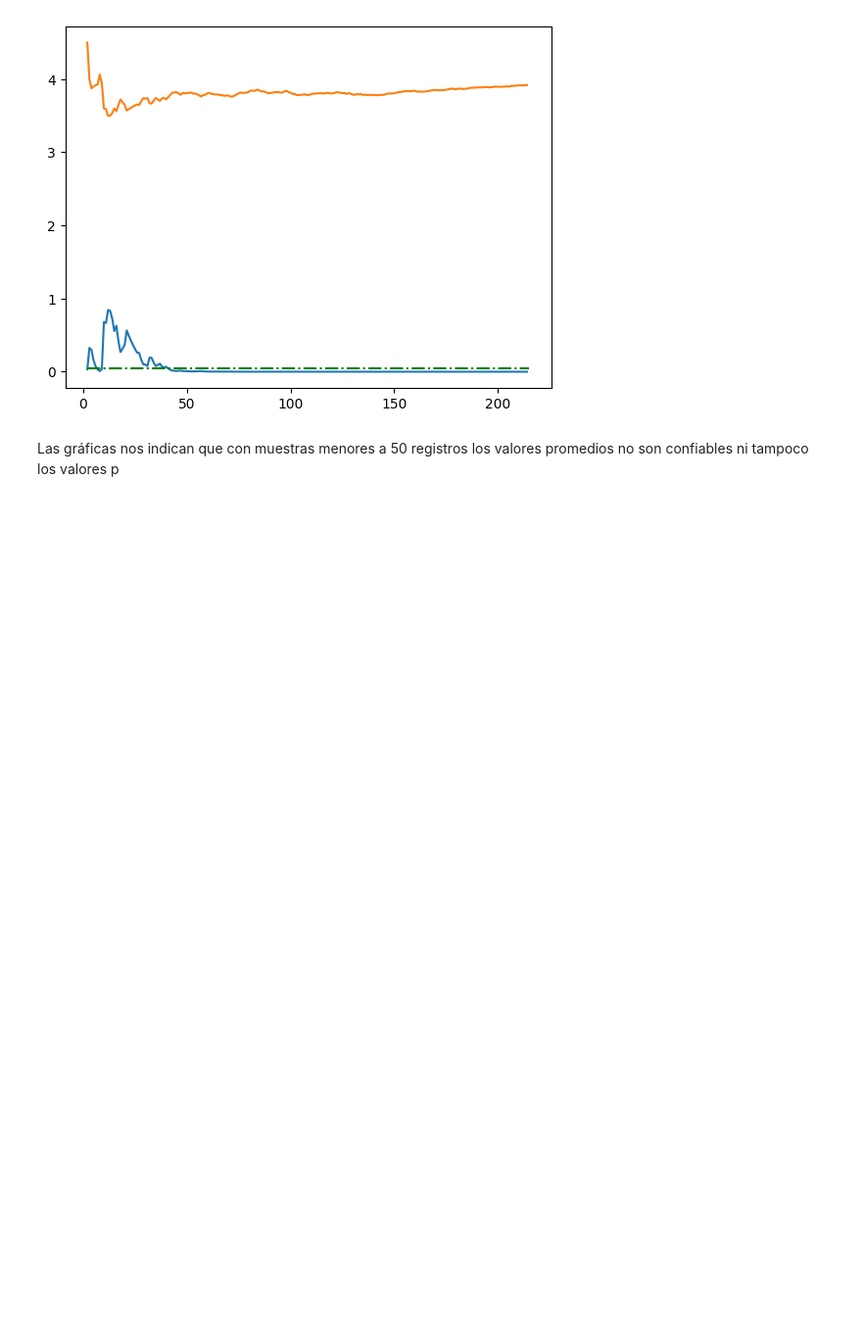
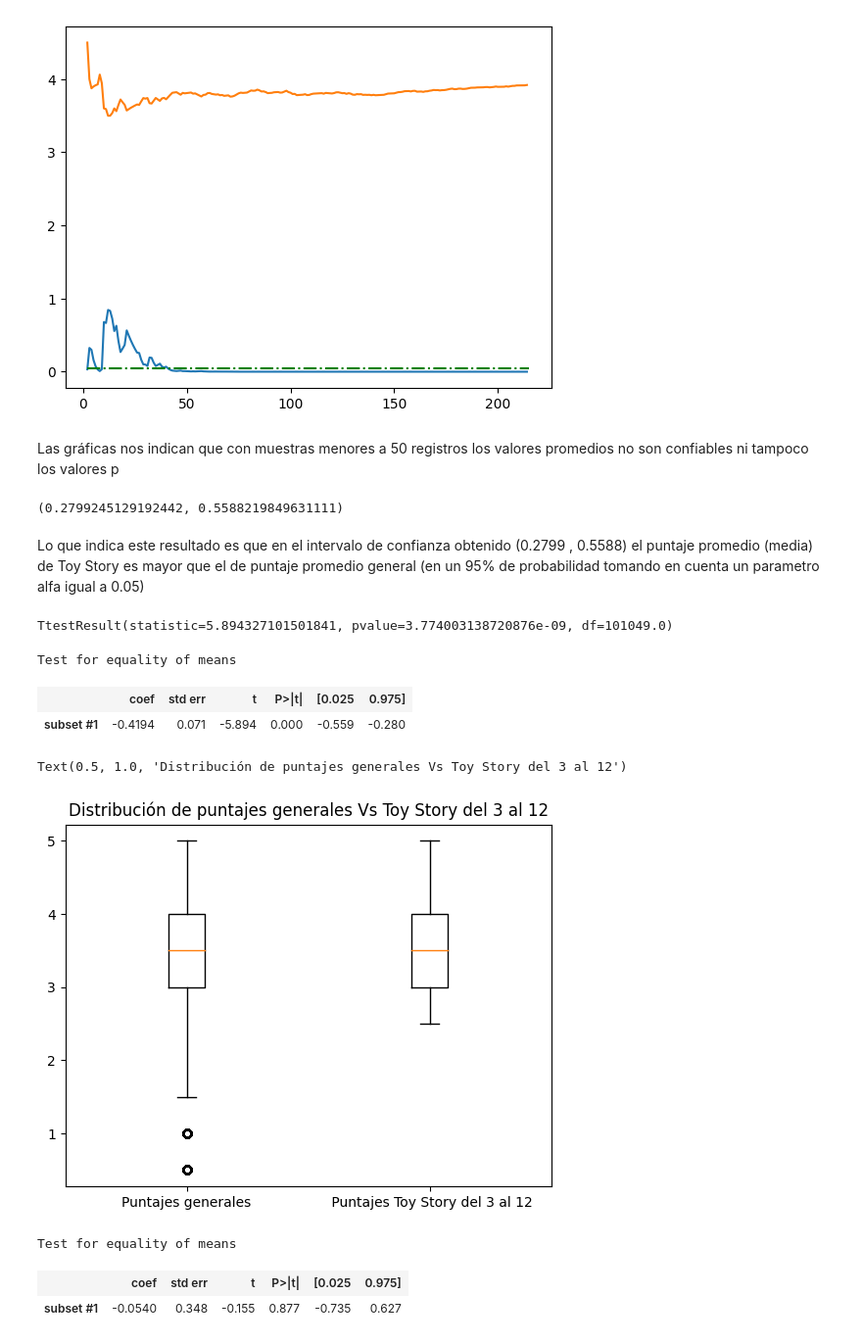
Before and after one commit to JuanPerezMolina/tests_estadisticos_python, a Jupyter notebook: 231028-1_1tests_estadisticos_python.ipynb, the cells around one changed output. Shown: that part at 98% size. Cells and saved outputs as stored; diff of their text form; code cells hidden in the pictures; blank space fills up the shorter version.

Commit message:
Test no parametricos:Comparando peliculas

```diff
--- a/231028-1_1tests_estadisticos_python.ipynb
+++ b/231028-1_1tests_estadisticos_python.ipynb
@@ -542,3 +530,44 @@ plt.hlines(y=0.05, xmin=2, xmax=len(muestra_aleatoria_se), colors="g", linestyle
 [figure]
 # %% [markdown]
 Las gráficas nos indican que con muestras menores a 50 registros los valores promedios no son confiables ni tampoco los valores p
+# %%
+# Comparamos dos intervalos partiendo de sus respectivas muestras
+zconfint(puntajes_toys_story_df.rating,notas_df.rating)
+# %% [output]
+(0.2799245129192442, 0.5588219849631111)
+# %% [markdown]
+Lo que indica este resultado es que en el intervalo de confianza obtenido (0.2799 , 0.5588) el puntaje promedio (media) de Toy Story es mayor que el de puntaje promedio general  (en un 95% de probabilidad tomando en cuenta un parametro alfa igual a 0.05)
+# %%
+# Primer metodo de comparación de muestras usamos el metodo ttest_ind() de la clase scipy.stats
+from scipy.stats import ttest_ind
+ttest_ind(puntajes_toys_story_df.rating,notas_df.rating)
+# %% [output]
+TtestResult(statistic=5.894327101501841, pvalue=3.774003138720876e-09, df=101049.0)
+# %%
+from statsmodels.stats.weightstats import DescrStatsW
+# Creamos dos objetos Estadistica Descriptiva, uno para los puntajes de Toy Story y otro para los puntajes generales
+# Segundo método de comparación de las medias de muestras usamos el metodo get_compare() de la clase  DescrStatsW
+desc_media_general = DescrStatsW(notas_df.rating)
+desc_media_toys_story = DescrStatsW(puntajes_toys_story_df.rating)
+compara_medias = desc_media_general.get_compare(desc_media_toys_story)
+compara_medias.summary()
+# %% [output]
+Test for equality of means
+|  | coef | std err | t | P>|t| | [0.025 | 0.975] |
+| subset #1 | -0.4194 | 0.071 | -5.894 | 0.000 | -0.559 | -0.280 |
+# %%
+# Tomando una parte de los punatjes de Toy Story podemos obtener un intervalo que si cumpla con la hipotesis
+plt.boxplot([notas_df.rating,puntajes_toys_story_df[3:12].rating], labels =["Puntajes generales", " Puntajes Toy Story del 3 al 12"])
+plt.title("Distribución de puntajes generales Vs Toy Story del 3 al 12")
+# %% [output]
+Text(0.5, 1.0, 'Distribución de puntajes generales Vs Toy Story del 3 al 12')
+[figure, added]
+# %%
+desc_media_general = DescrStatsW(notas_df.rating)
+desc_media_toys_story_3_12 = DescrStatsW(puntajes_toys_story_df[3:12].rating)
+compara_medias = desc_media_general.get_compare(desc_media_toys_story_3_12)
+compara_medias.summary(use_t= True) # El parametro use_t se fija en True cuando la muestra de pequeña (decenas)
+# %% [output]
+Test for equality of means
+|  | coef | std err | t | P>|t| | [0.025 | 0.975] |
+| subset #1 | -0.0540 | 0.348 | -0.155 | 0.877 | -0.735 | 0.627 |
```
Also changed, not shown: parts of 22 cells of this notebook, 2 other files.
